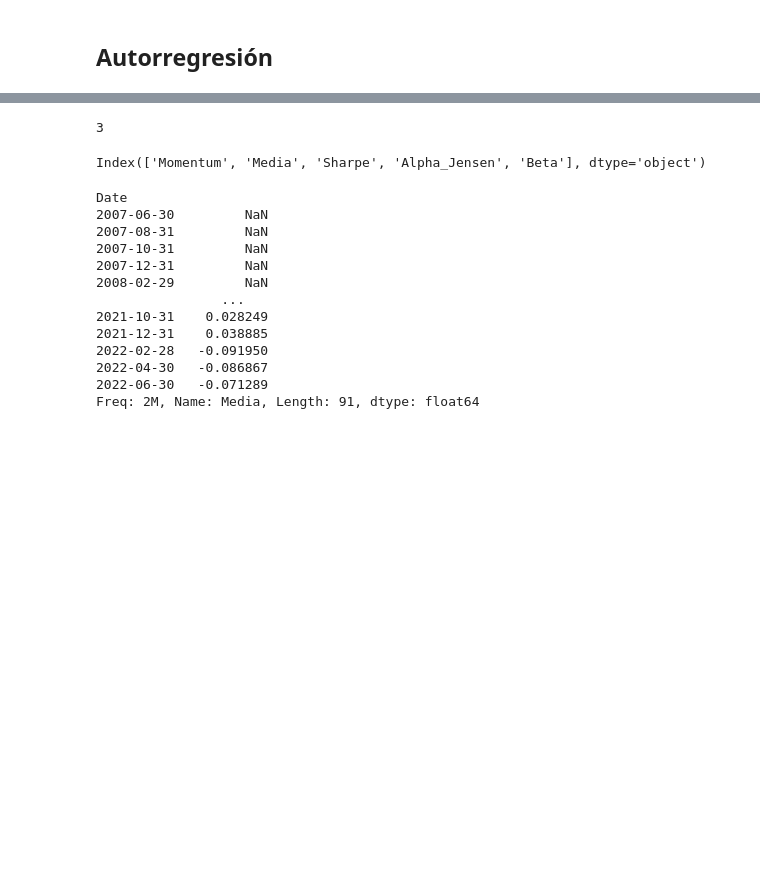
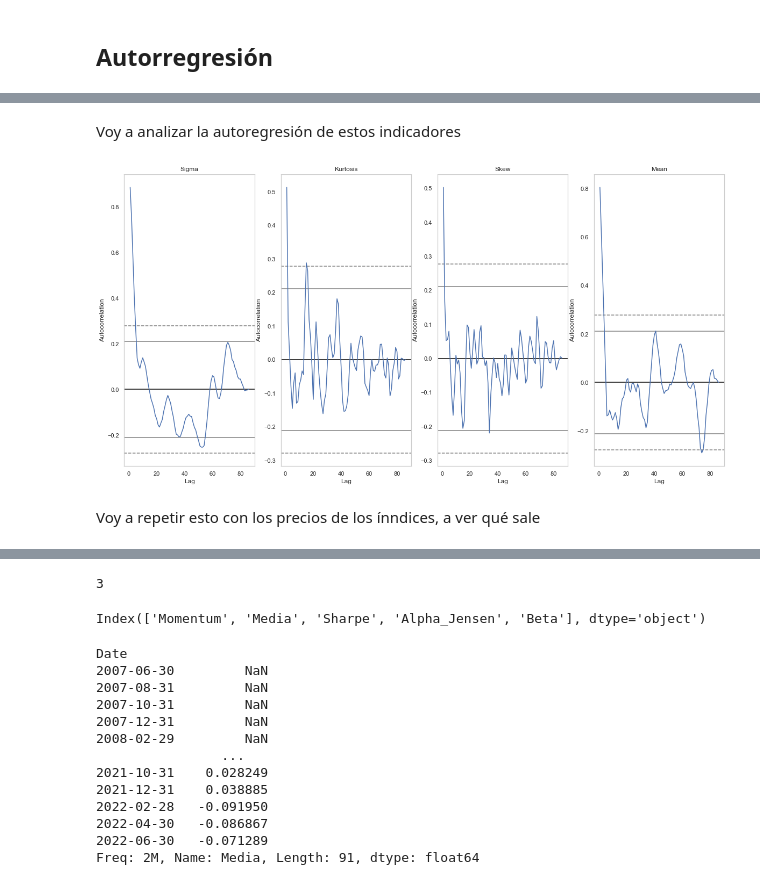
Before and after one commit to NicoGuillen/Backtest, a Jupyter notebook: Quant_Features.ipynb, the cells around one changed output, grey strips where cells are left out. Cells and saved outputs as stored; diff of their text form; code cells hidden in the pictures; blank space fills up the shorter version.

```diff
--- a/Quant_Features.ipynb
+++ b/Quant_Features.ipynb
@@ -2465,0 +2483,7 @@ n_col = len(indexes_returns.columns)//2
+# %%
+n = 6
+# %%
+indexes_returns['Mean'] = indexes_returns['EW'].rolling(n).mean()
+indexes_returns['Sigma'] = indexes_returns['EW'].rolling(n).std()
+indexes_returns['Kurtosis'] = indexes_returns['EW'].rolling(n).kurt()
+indexes_returns['Skew'] = indexes_returns['EW'].rolling(n).skew()
@@ -2465,0 +2507,12 @@ n_col = len(indexes_returns.columns)//2
+# %% [markdown]
+Voy a analizar la autoregresión de estos indicadores
+# %%
+fig, ax = plt.subplots(figsize=(20, 10), nrows=1, ncols=4)
+for i, feature in enumerate(indexes_returns.columns[6:]):
+    # Plot
+    pd.plotting.autocorrelation_plot(indexes_returns[feature].dropna(axis=0), ax=ax[i])
+    ax[i].set_title(feature)
+# %% [output]
+[figure, added]
+# %% [markdown]
+Voy a repetir esto con los precios de los ínndices, a ver qué sale
```
Also changed, not shown: parts of 141 cells of this notebook.
